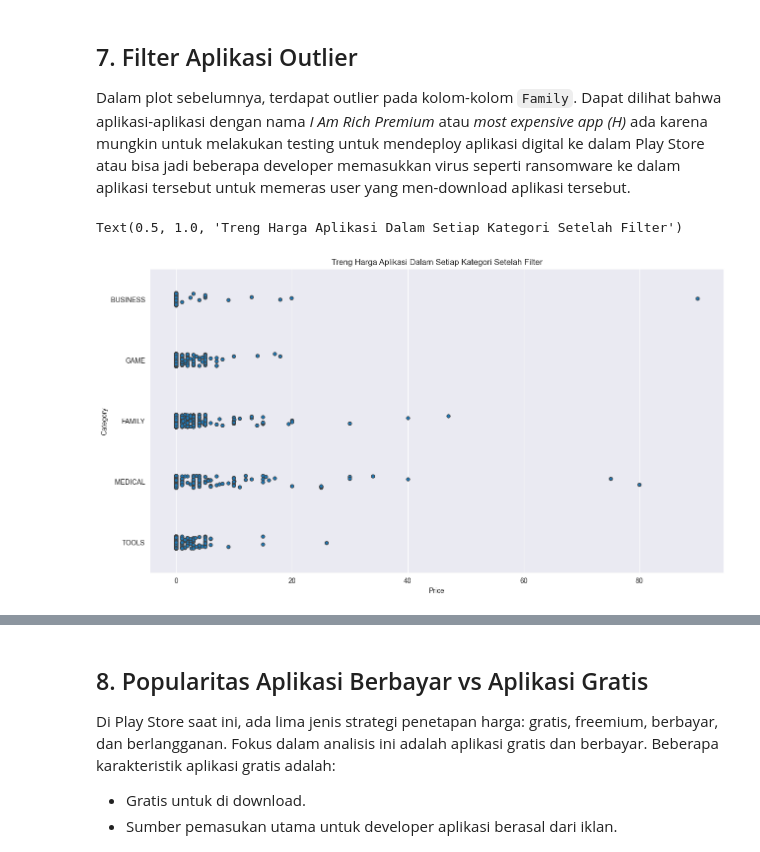
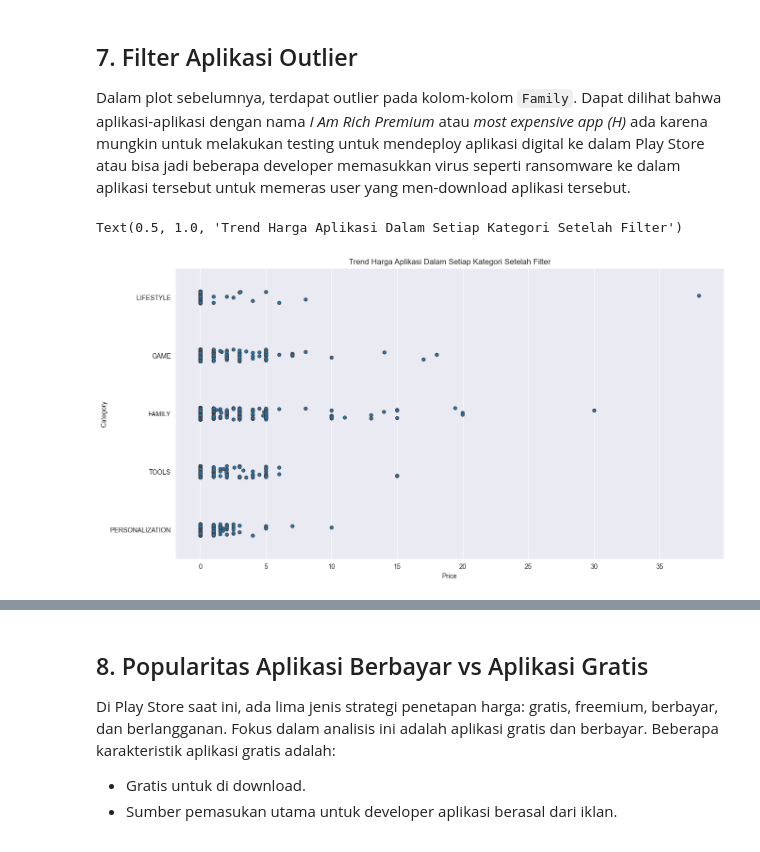
Before and after one commit to zakialfaridzi/Analyse-Android-App-Market-in-Play-Store, a Jupyter notebook: script.ipynb, the cells around one changed output, grey strips where cells are left out. Drawn from its saved outputs; the diff is of its cells as text; code cells hidden in the pictures.

```diff
--- a/script.ipynb
+++ b/script.ipynb
@@ -42,0 +64,3 @@ Jumlah aplikasi dalam dataset =  (9659, 14)
+# %%
+apps = apps.dropna()
+print(apps.isnull().sum())
@@ -260,11 +300,11 @@ apps_above_200[['Category', 'App', 'Price']]
 # %%
 apps_under_100 = popular_app_cats[popular_app_cats['Price']<100]
 
 fig, ax = plt.subplots()
 fig.set_size_inches(15, 8)
 
 ax = sns.stripplot(x = 'Price', y = 'Category', data = apps_under_100, jitter = True, linewidth = 1)
-ax.set_title('Treng Harga Aplikasi Dalam Setiap Kategori Setelah Filter')
+ax.set_title('Trend Harga Aplikasi Dalam Setiap Kategori Setelah Filter')
 # %% [output]
-Text(0.5, 1.0, 'Treng Harga Aplikasi Dalam Setiap Kategori Setelah Filter')
+Text(0.5, 1.0, 'Trend Harga Aplikasi Dalam Setiap Kategori Setelah Filter')
-[figure, old version]
+[figure, new version]
```
Also changed, not shown: parts of 11 cells of this notebook, 8 other files.
